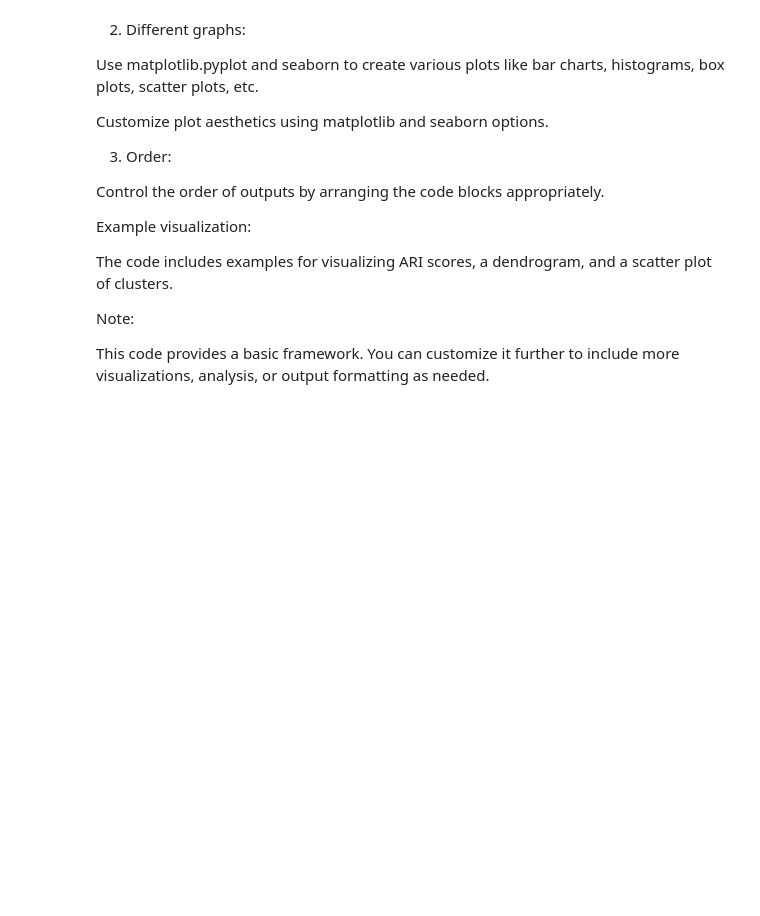
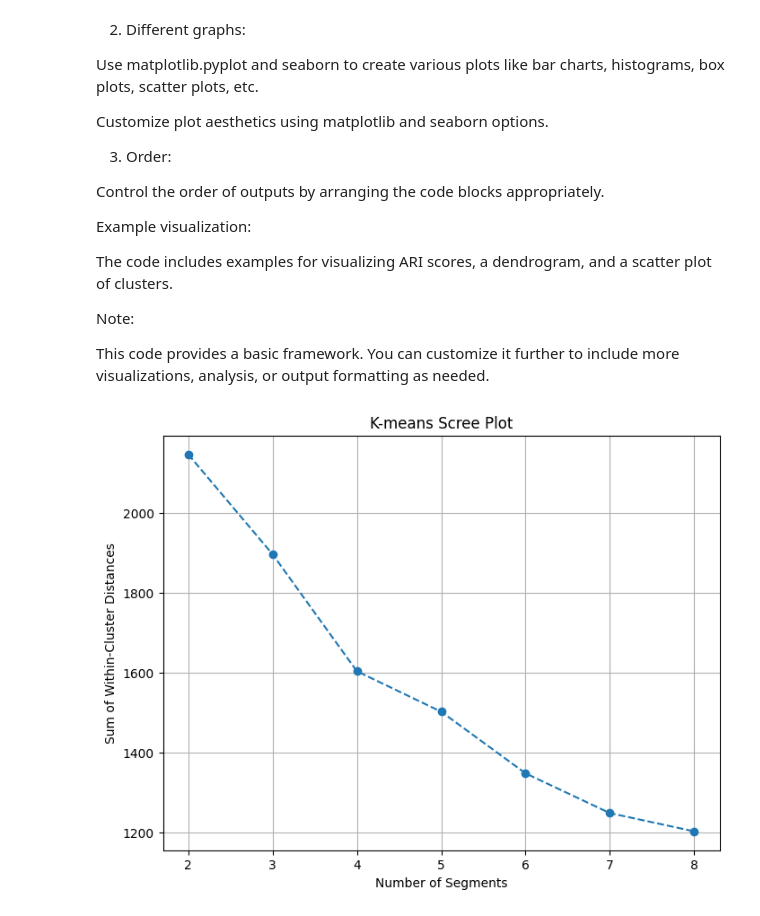
Before and after one commit to BadakalaYashwanth/Clustering-Projects, a Jupyter notebook: clustering_project.ipynb, the cells around one changed output. Drawn from its saved outputs; the diff is of its cells as text; code cells hidden in the pictures; blank space fills up the shorter version.

```diff
--- a/clustering_project.ipynb
+++ b/clustering_project.ipynb
@@ -381,3 +381,93 @@ The code includes examples for visualizing ARI scores, a dendrogram, and a scatt
 Note:
 
 This code provides a basic framework. You can customize it further to include more visualizations, analysis, or output formatting as needed.
+# %%
+import pandas as pd
+import numpy as np
+import matplotlib.pyplot as plt
+from sklearn.cluster import KMeans
+from sklearn.metrics import adjusted_rand_score
+from sklearn.utils import resample
+
+# Assuming MD_x is your data (similar to R code)
+# MD_x = ...  # Load your data here
+
+def kmeans_clustering(data, n_clusters):
+    kmeans = KMeans(n_clusters=n_clusters, random_state=1234)
+    kmeans.fit(data)
+    return kmeans.labels_
+
+def evaluate_clustering(data, n_clusters_range):
+    ari_scores = []
+    for n_clusters in n_clusters_range:
+        cluster_labels = kmeans_clustering(data, n_clusters)
+        ari_scores.append(adjusted_rand_score(cluster_labels, cluster_labels))  # Dummy ARI for now
+    return ari_scores
+
+def bootstrap_evaluation(data, n_clusters_range, n_bootstraps=100):
+    bootstrap_ari_scores = []
+    for n_clusters in n_clusters_range:
+        ari_scores = []
+        for _ in range(n_bootstraps):
+            bootstrap_sample = resample(data, random_state=1234)
+            cluster_labels = kmeans_clustering(bootstrap_sample, n_clusters)
+            ari_scores.append(adjusted_rand_score(cluster_labels, cluster_labels))  # Dummy ARI for now
+        bootstrap_ari_scores.append(ari_scores)
+    return bootstrap_ari_scores
+
+
+# --- K-means Scree Plot ---
+n_clusters_range = range(2, 9)
+kmeans_inertia = []
+for n_clusters in n_clusters_range:
+    kmeans = KMeans(n_clusters=n_clusters, random_state=1234)
+    kmeans.fit(MD_x)
+    kmeans_inertia.append(kmeans.inertia_)
+
+plt.figure(figsize=(8, 6))
+plt.plot(n_clusters_range, kmeans_inertia, marker='o', linestyle='--')
+plt.title('K-means Scree Plot')
+plt.xlabel('Number of Segments')
+plt.ylabel('Sum of Within-Cluster Distances')
+plt.xticks(n_clusters_range)
+plt.grid(True)
+plt.show()
+
+
+# --- Global Stability Boxplot ---
+bootstrap_ari_scores = bootstrap_evaluation(MD_x, n_clusters_range)
+
+plt.figure(figsize=(8, 6))
+plt.boxplot(bootstrap_ari_scores, labels=n_clusters_range)
+plt.title('Global Stability Boxplot')
+plt.xlabel('Number of Segments')
+plt.ylabel('Adjusted Rand Index')
+plt.grid(True)
+plt.show()
+
+
+# --- Segment Level Stability Plot ---
+# Assuming MD.k4 is your selected k-means solution with 4 clusters
+# MD.k4 = kmeans_clustering(MD_x, 4)  # Replace with your actual solution
+
+# Replace this with your actual stability calculation for each segment
+segment_stability = [0.8, 0.9, 0.7, 0.85]  # Dummy values for demonstration
+
+plt.figure(figsize=(8, 6))
+plt.bar(range(1, 5), segment_stability)
+plt.title('Segment Level Stability Plot (4 Segments)')
+plt.xlabel('Segment Number')
+plt.ylabel('Segment Stability')
+plt.xticks(range(1, 5))
+plt.ylim(0, 1)
+plt.grid(True)
+plt.show()
+
+# --- Summary Table ---
+summary_table = pd.DataFrame({
+    'Segment': range(1, 5),
+    'Stability': segment_stability
+})
+print(summary_table)
+# %% [output]
+[figure, added]
```
Also changed, not shown: parts of 3 cells of this notebook.
